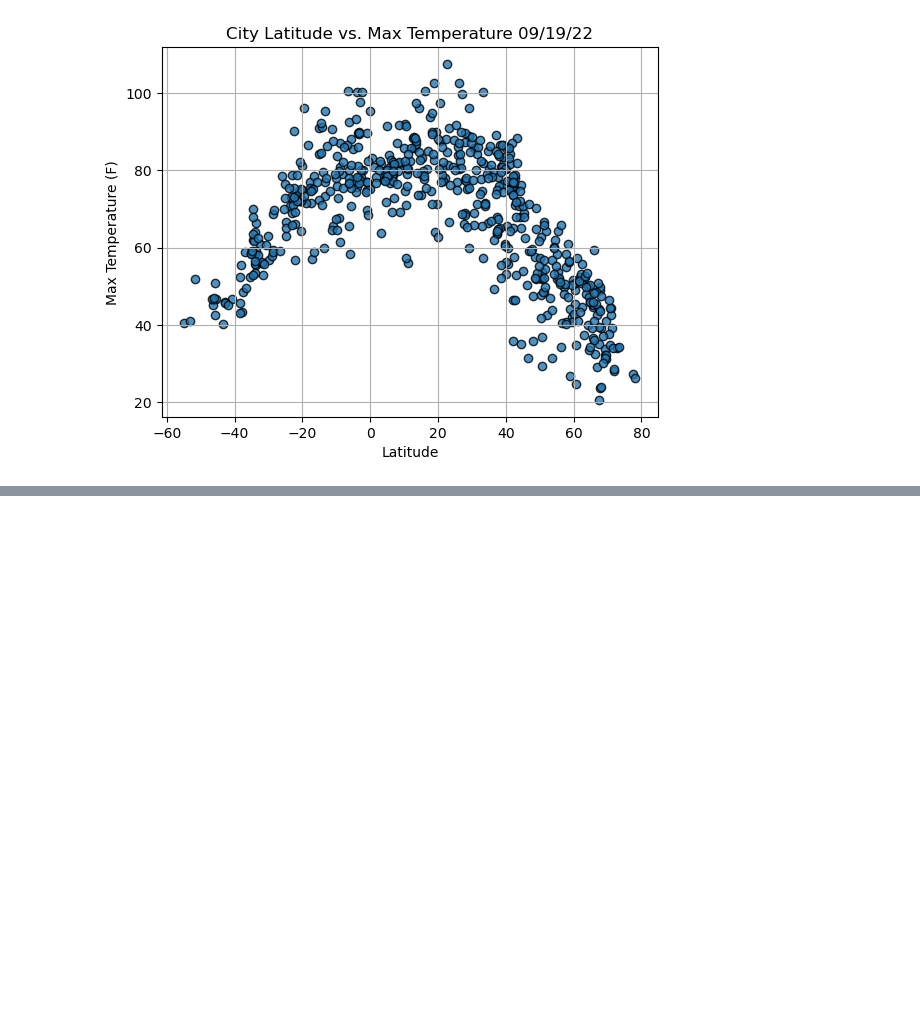
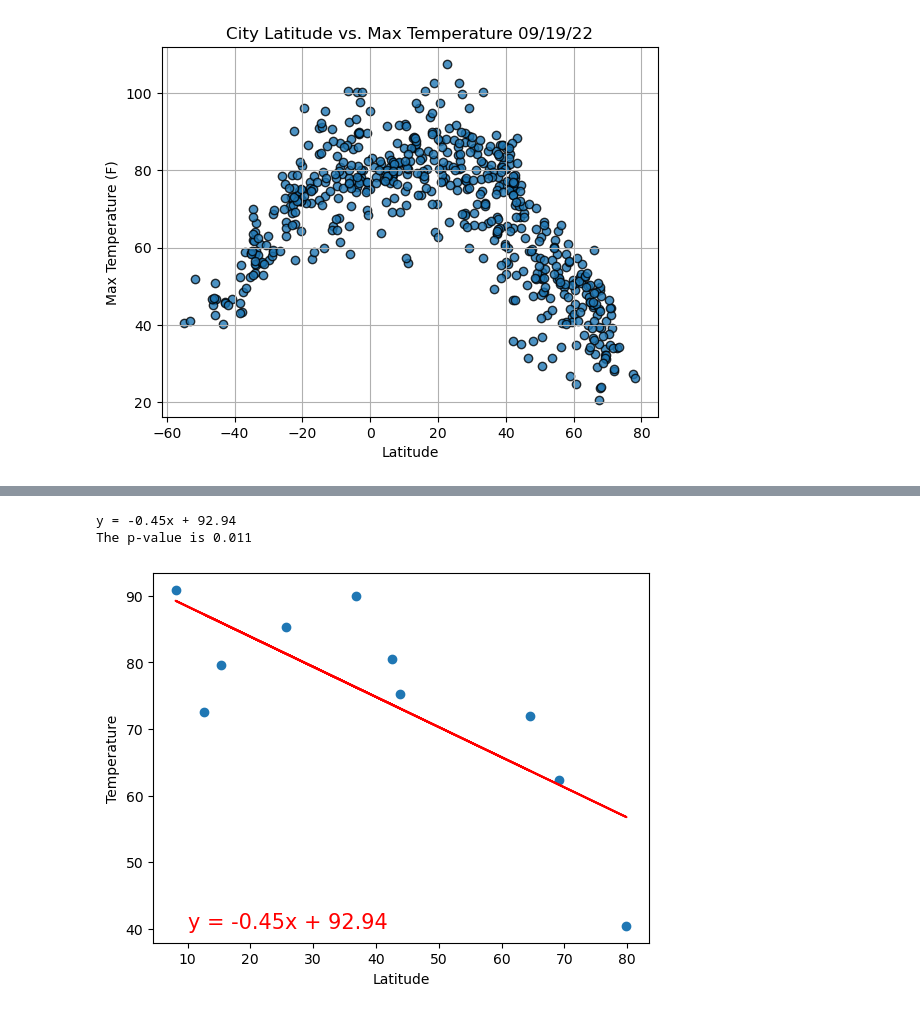
Before and after one commit to Katidian/World_Weather_Analysis, a Jupyter notebook: WeatherPy.ipynb, the cells around one changed output, grey strips where cells are left out. Saved outputs shown, nothing was run; the diff lists cells and outputs as text; code cells hidden in the pictures; blank space fills up the shorter version.

```diff
--- a/WeatherPy.ipynb
+++ b/WeatherPy.ipynb
@@ -288,0 +292,50 @@ plt.show()
+# %%
+# Create an equal number of latitudes and temperatures.
+lats = [
+    42.5, 43.9, 8.1, 36.8, 79.9, 69.1, 25.7, 15.3, 12.7, 64.5
+]
+
+temps = [
+    80.5, 75.3, 90.9, 90.0, 40.4, 62.3, 85.4, 79.6, 72.5, 72.0
+]
+# %%
+# Perform linear regression
+
+(slope, intercept, r_value, p_value, std_err) = linregress(
+    lats, temps)
+
+# Get the equation of the line
+
+line_eq = "y = " + str(
+    round(slope,2)) + "x + " + str(
+    round(intercept,2))
+
+print(line_eq)
+
+print(f"The p-value is {p_value:.3f}")
+# %% [output]
+y = -0.45x + 92.94
+The p-value is 0.011
+# %%
+# Calculate the regression line "y values" from the slope and intercept.
+
+regress_values = [(lat * slope + intercept) for lat in lats]
+# %%
+# Create a scatter plot of the x and y values
+
+plt.scatter(lats, temps)
+
+# Plot the regression line with the x-values and the
+# y coordinates based on the intercept and slope
+
+plt.plot(lats, regress_values, "red")
+
+# Annotate the text for the line equation and add its coordinates
+
+plt.annotate(line_eq, (10,40), fontsize=15, color="red")
+plt.xlabel("Latitude")
+plt.ylabel("Temperature")
+
+plt.show()
+# %% [output]
+[figure, added]
```
Also changed, not shown: parts of 7 cells of this notebook.
